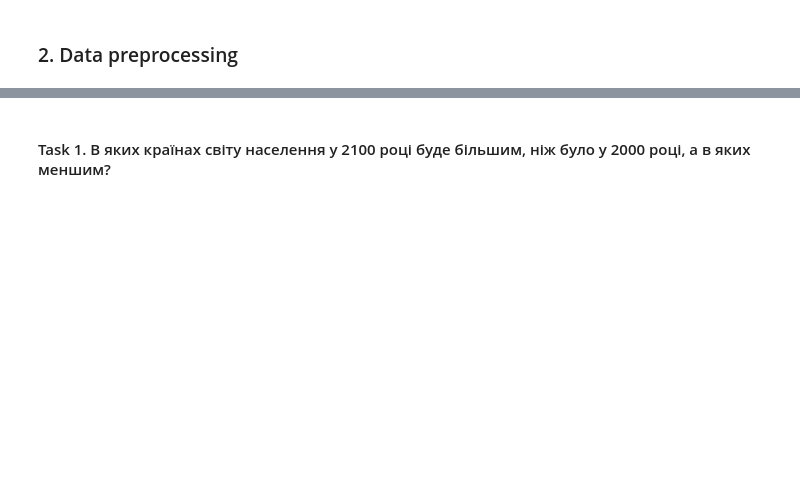
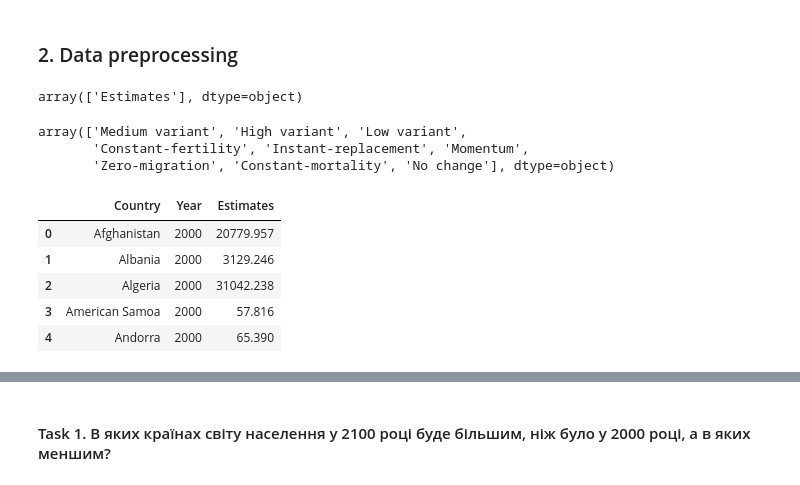
Before and after one commit to markilebyak/UCU_Visualization, a Jupyter notebook: HW3/HW3.ipynb, the cells around one changed output, grey strips where cells are left out. Saved outputs shown, nothing was run; the diff lists cells and outputs as text; code cells hidden in the pictures; blank space fills up the shorter version.

```diff
--- a/HW3/HW3.ipynb
+++ b/HW3/HW3.ipynb
@@ -99,0 +121,10 @@ df = df.reset_index()
+# %%
+df_2000['variant'].unique()
+# %% [output]
+array(['Estimates'], dtype=object)
+# %%
+df_2100['variant'].unique()
+# %% [output]
+array(['Medium variant', 'High variant', 'Low variant',
+       'Constant-fertility', 'Instant-replacement', 'Momentum',
+       'Zero-migration', 'Constant-mortality', 'No change'], dtype=object)
@@ -102,0 +144,9 @@ df = df.rename(columns = {'country': 'Country'}, inplace = False)
+# %%
+df_2000.head()
+# %% [output]
+|  | Country | Year | Estimates |
+| 0 | Afghanistan | 2000 | 20779.957 |
+| 1 | Albania | 2000 | 3129.246 |
+| 2 | Algeria | 2000 | 31042.238 |
+| 3 | American Samoa | 2000 | 57.816 |
+| 4 | Andorra | 2000 | 65.390 |
```
Also changed, not shown: parts of 32 cells of this notebook, 3 other files.
